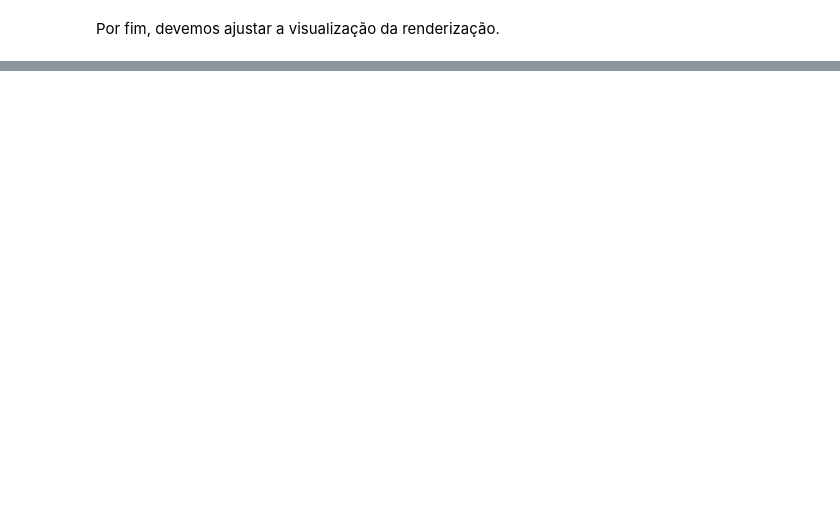
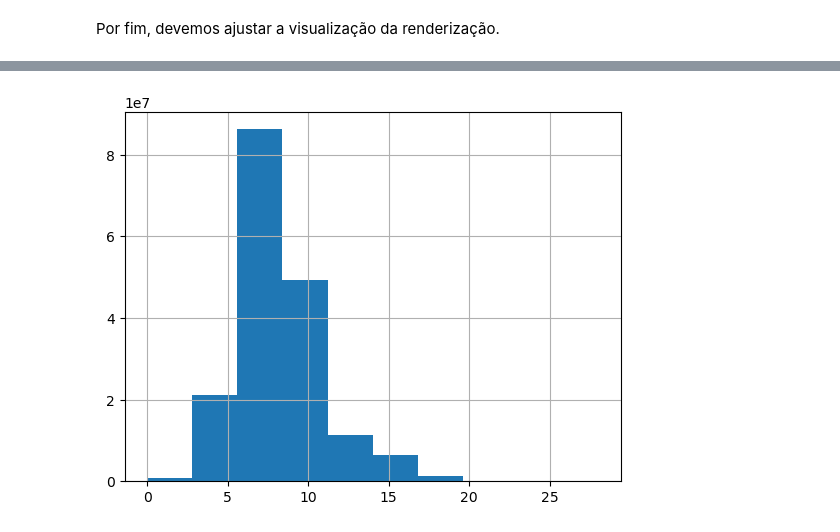
Before and after one commit to G3mha/courses-at-Insper, a Jupyter notebook: social_networks/aps02/aps02.ipynb, the cells around one changed output, grey strips where cells are left out. Drawn from its saved outputs; the diff is of its cells as text; code cells hidden in the pictures; blank space fills up the shorter version.

```diff
--- a/social_networks/aps02/aps02.ipynb
+++ b/social_networks/aps02/aps02.ipynb
@@ -148,0 +289,2 @@ r.edge_default(width=1)
+# %%
+g_strat = gte.Graph(directed=False) # pois o grafo não é direcionado, como informado acima.
@@ -148,0 +335,3 @@ r.edge_default(width=1)
+# %%
+g_strat = gte.clean(g_strat)
+gte.save(g_strat, 'spotify_strat.net.gz')
@@ -148,0 +340,2 @@ r.edge_default(width=1)
+# %%
+distances = g_strat.get_distances()
@@ -148,0 +354,4 @@ r.edge_default(width=1)
+# %%
+distances.hist();
+# %% [output]
+[figure, added]
```
Also changed, not shown: parts of 38 cells of this notebook, 2 other files.
